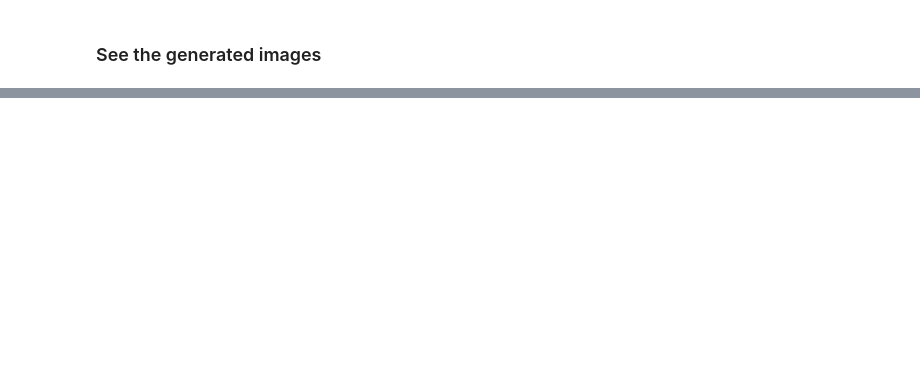
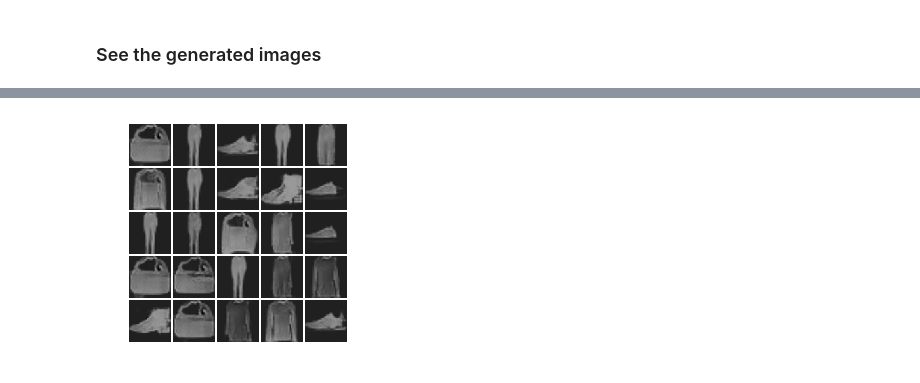
Before and after one commit to ydy8989/Tensorflow-Deep-Learning, a Jupyter notebook: DCGAN.ipynb, the cells around one changed output, grey strips where cells are left out. Cells and saved outputs as stored; diff of their text form; code cells hidden in the pictures; blank space fills up the shorter version.

```diff
--- a/DCGAN.ipynb
+++ b/DCGAN.ipynb
@@ -182,7 +186,7 @@ for idx, dp in enumerate(origin.get_data()):
 model = Model(64, 100, 100)
 
 # loading the saved model.
-session = get_model_loader('./GAN_log/model-60000.index')
+session = get_model_loader('./DCGAN_log/model-60000.index')
 
 pred_config = PredictConfig(
         model = model,
@@ -200,6 +204,9 @@ for i, gen in enumerate(pred.get_result()):
     gen = np.clip(gen, 0, 255)
     gen = gen[:, :, :, ::-1]
     img = stack_patches(gen, nr_row=5, nr_col=5)
-    cv2.imwrite('fashion_mnist_gen.png', img)
+
+    temp = img.reshape(332, 332)
+    plt.axis('off')
+    plt.imshow(temp, cmap='gray')
     break
 # %% [output]
@@ -222,0 +230 @@ INFO:tensorflow:Restoring parameters from ./GAN_log/model-60000
+[figure, added]
```
Also changed, not shown: parts of 5 cells of this notebook.
